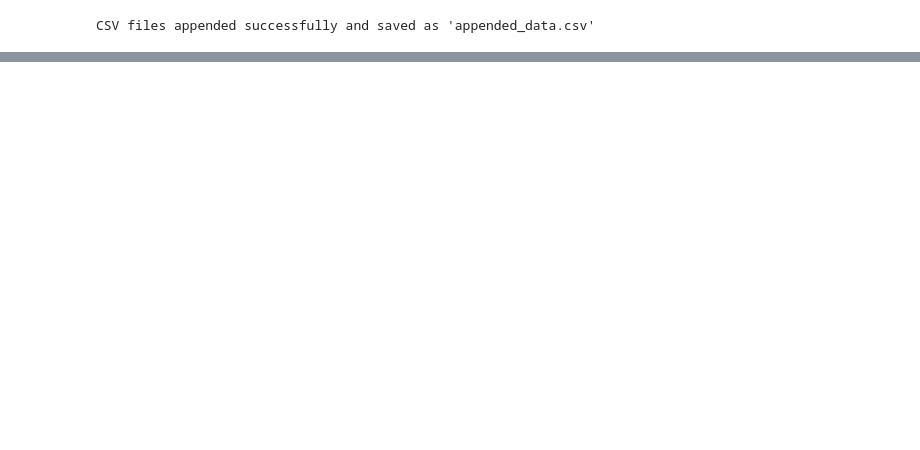
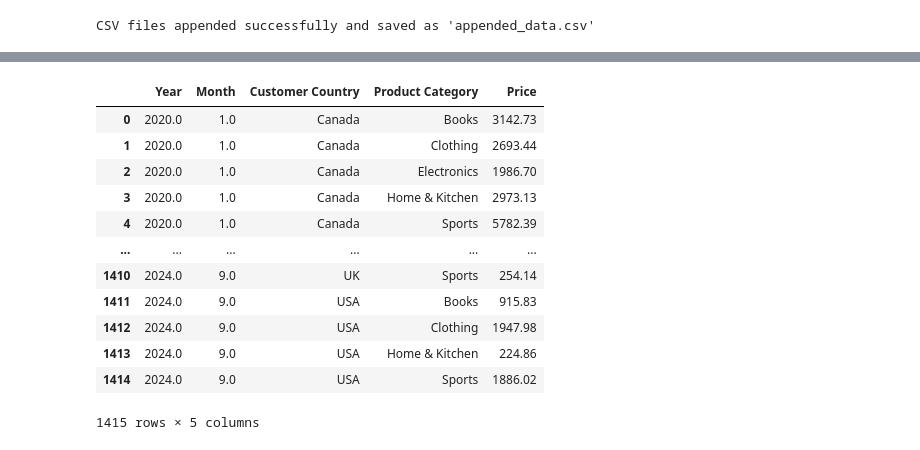
Before and after one commit to Manoj797/Revature_p1, a Jupyter notebook: dataanalysis.ipynb, the cells around one changed output, grey strips where cells are left out. Drawn from its saved outputs; the diff is of its cells as text; code cells hidden in the pictures; blank space fills up the shorter version.

```diff
--- a/dataanalysis.ipynb
+++ b/dataanalysis.ipynb
@@ -320,0 +456,18 @@ CSV files appended successfully and saved as 'appended_data.csv'
+# %%
+# Group by 'Year', 'Month', 'Customer Country', and 'Product Category', and sum the 'Price'
+monthly_sales = appended_df.groupby(['Year', 'Month', 'Customer Country', 'Product Category'])['Price'].sum().reset_index()
+monthly_sales
+# %% [output]
+|  | Year | Month | Customer Country | Product Category | Price |
+| 0 | 2020.0 | 1.0 | Canada | Books | 3142.73 |
+| 1 | 2020.0 | 1.0 | Canada | Clothing | 2693.44 |
+| 2 | 2020.0 | 1.0 | Canada | Electronics | 1986.70 |
+| 3 | 2020.0 | 1.0 | Canada | Home & Kitchen | 2973.13 |
+| 4 | 2020.0 | 1.0 | Canada | Sports | 5782.39 |
+| ... | ... | ... | ... | ... | ... |
+| 1410 | 2024.0 | 9.0 | UK | Sports | 254.14 |
+| 1411 | 2024.0 | 9.0 | USA | Books | 915.83 |
+| 1412 | 2024.0 | 9.0 | USA | Clothing | 1947.98 |
+| 1413 | 2024.0 | 9.0 | USA | Home & Kitchen | 224.86 |
+| 1414 | 2024.0 | 9.0 | USA | Sports | 1886.02 |
+1415 rows × 5 columns
```
Also changed, not shown: parts of 12 cells of this notebook.
